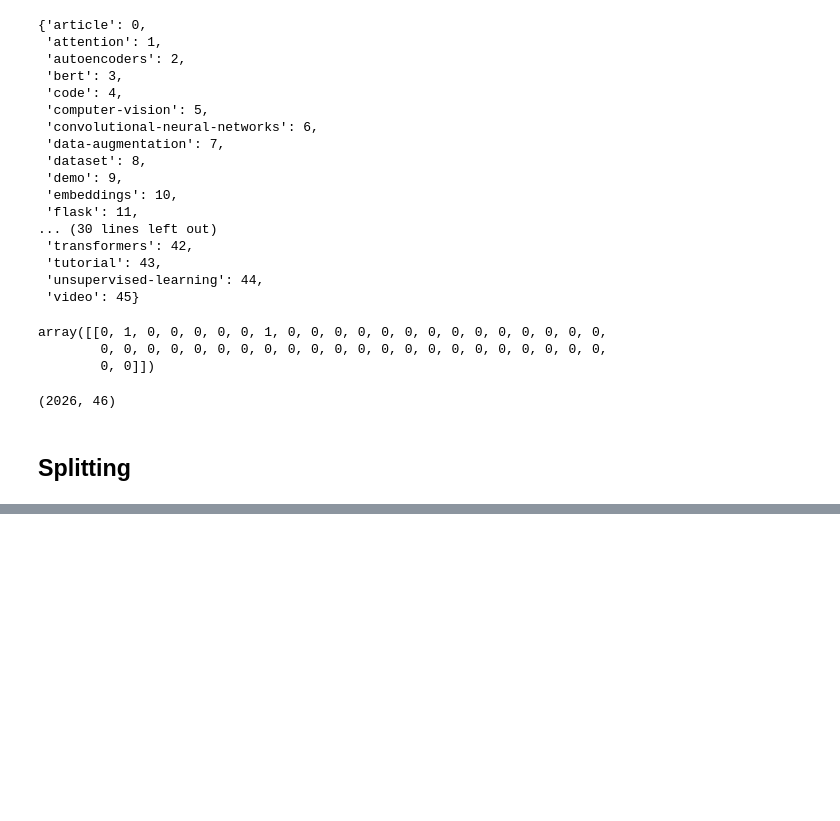
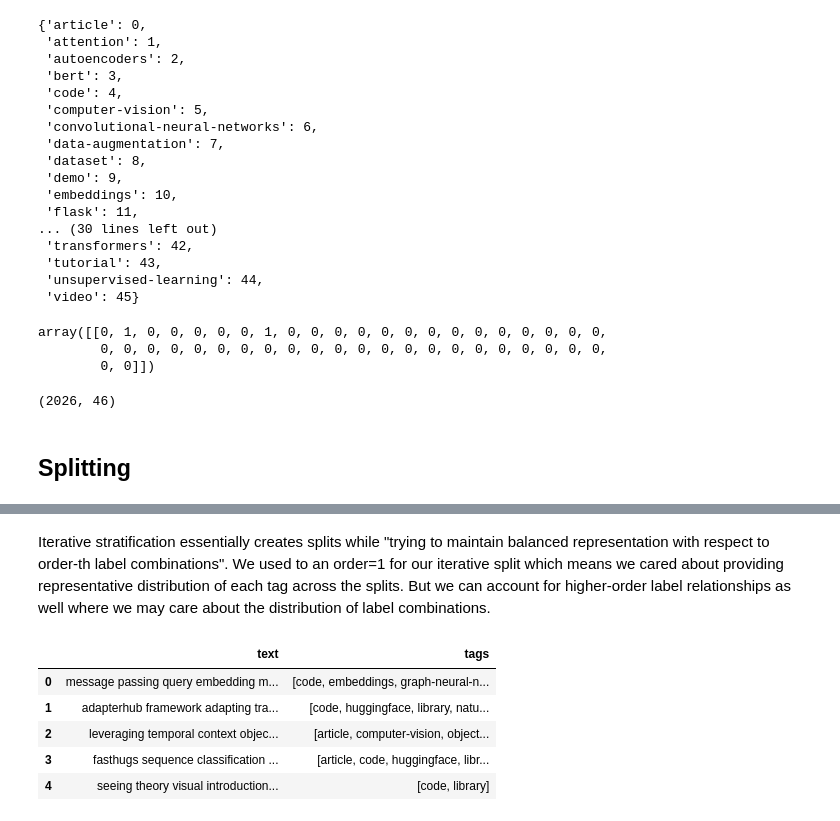
Before and after one commit to Davidelvis/Creative-AI, a Jupyter notebook: notebooks/elvis.ipynb, the cells around one changed output, grey strips where cells are left out. Saved outputs shown, nothing was run; the diff lists cells and outputs as text; code cells hidden in the pictures; blank space fills up the shorter version.

```diff
--- a/notebooks/elvis.ipynb
+++ b/notebooks/elvis.ipynb
@@ -374,0 +470,21 @@ print (y.shape)
+# %%
+def iterative_train_test_split(X, y, train_size):
+    """Custom iterative train test split which
+    'maintains balanced representation with respect
+    to order-th label combinations.'
+    """
+    stratifier = IterativeStratification(
+        n_splits=2, order=1, sample_distribution_per_fold=[1.0-train_size, train_size, ])
+    train_indices, test_indices = next(stratifier.split(X, y))
+    X_train, y_train = X[train_indices], y[train_indices]
+    X_test, y_test = X[test_indices], y[test_indices]
+    return X_train, X_test, y_train, y_test
+# %%
+# Get data
+X = df.text.to_numpy()
+y = df.tags
+# %%
+# Binarize y
+label_encoder = LabelEncoder()
+label_encoder.fit(y)
+y = label_encoder.encode(y)
@@ -374,0 +542,15 @@ print (y.shape)
+# %% [markdown]
+Iterative stratification essentially creates splits while "trying to maintain balanced representation with respect to order-th label combinations". We used to an order=1 for our iterative split which means we cared about providing representative distribution of each tag across the splits. But we can account for higher-order label relationships as well where we may care about the distribution of label combinations.
+# %%
+# Split DataFrames
+train_df = pd.DataFrame({"text": X_train, "tags": label_encoder.decode(y_train)})
+val_df = pd.DataFrame({"text": X_val, "tags": label_encoder.decode(y_val)})
+test_df = pd.DataFrame({"text": X_test, "tags": label_encoder.decode(y_test)})
+train_df.head()
+# %% [output]
+|  | text | tags |
+| 0 | message passing query embedding m... | [code, embeddings, graph-neural-n... |
+| 1 | adapterhub framework adapting tra... | [code, huggingface, library, natu... |
+| 2 | leveraging temporal context objec... | [article, computer-vision, object... |
+| 3 | fasthugs sequence classification ... | [article, code, huggingface, libr... |
+| 4 | seeing theory visual introduction... | [code, library] |
```
Also changed, not shown: parts of 25 cells of this notebook, 3 other files.
